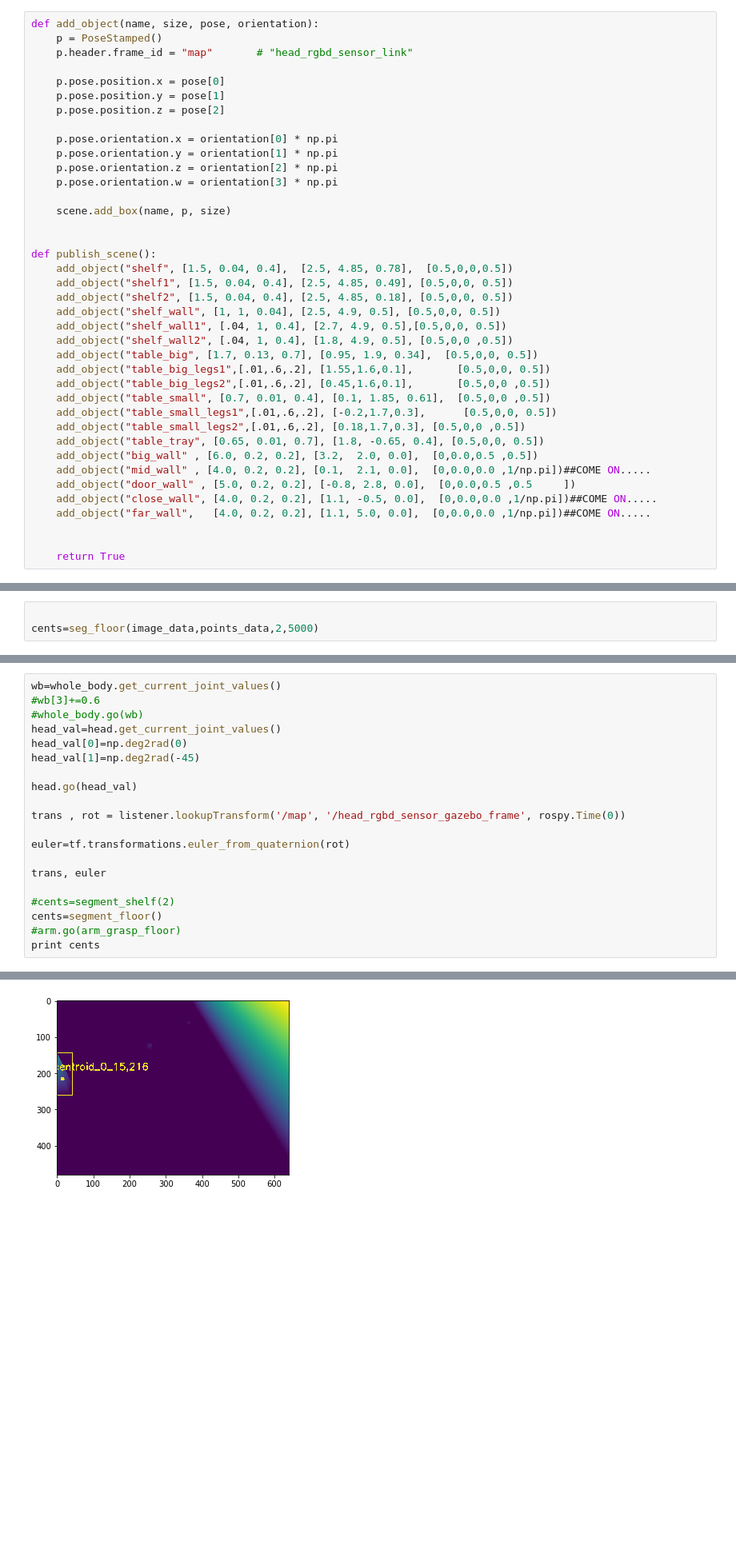
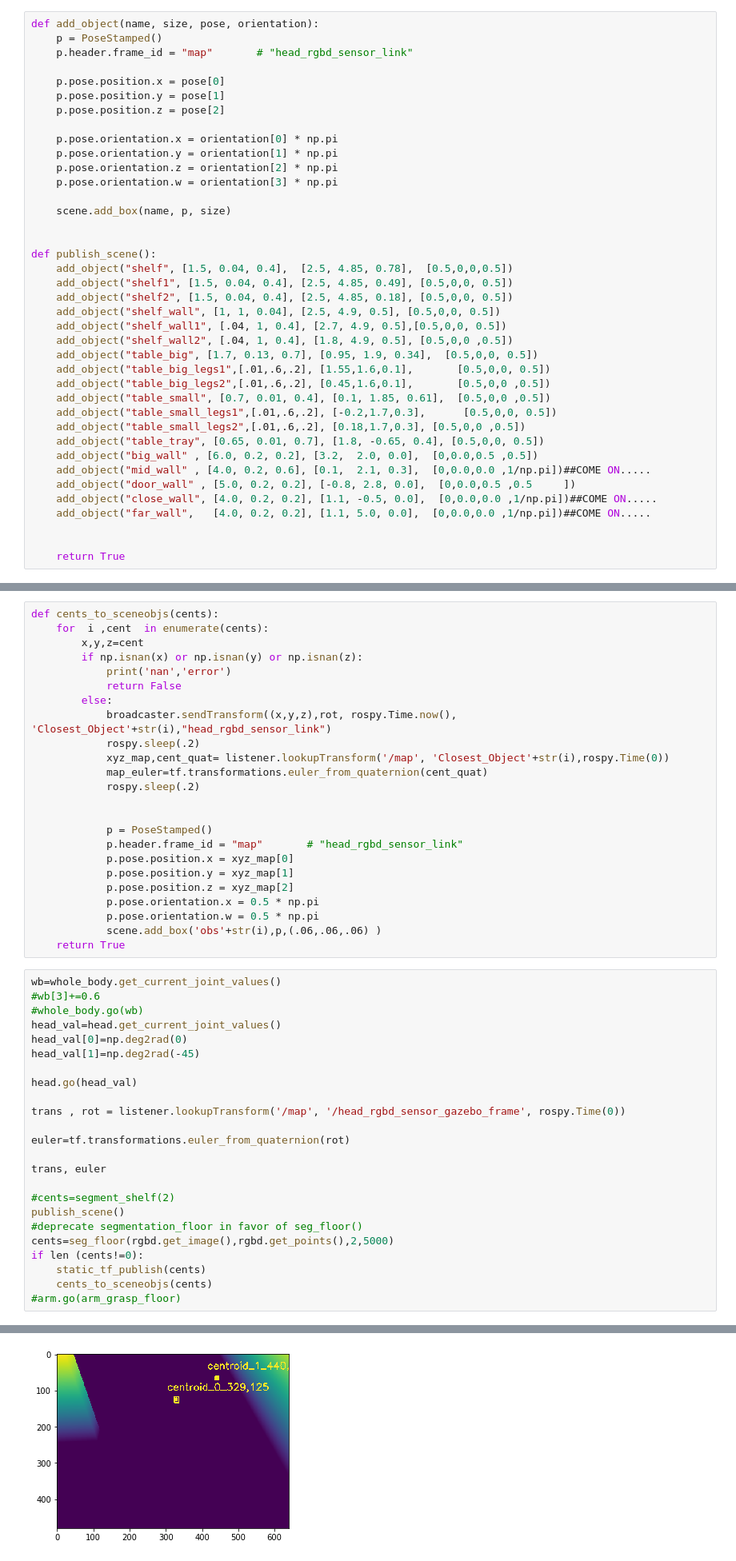
Before and after one commit to takeshi-pumas/robocup_docker, a Jupyter notebook: notebooks_ours/12_task_2.ipynb, the cells around one changed output, grey strips where cells are left out. Shown at 80% size. Drawn from its saved outputs; the diff is of its cells as text; blank space fills up the shorter version.

```diff
--- a/notebooks_ours/12_task_2.ipynb
+++ b/notebooks_ours/12_task_2.ipynb
@@ -505,7 +501,7 @@ def publish_scene():
     add_object("table_small_legs2",[.01,.6,.2], [0.18,1.7,0.3], [0.5,0,0 ,0.5])
     add_object("table_tray", [0.65, 0.01, 0.7], [1.8, -0.65, 0.4], [0.5,0,0, 0.5])
     add_object("big_wall" , [6.0, 0.2, 0.2], [3.2,  2.0, 0.0],  [0,0.0,0.5 ,0.5])
-    add_object("mid_wall" , [4.0, 0.2, 0.2], [0.1,  2.1, 0.0],  [0,0.0,0.0 ,1/np.pi])##COME ON.....
+    add_object("mid_wall" , [4.0, 0.2, 0.6], [0.1,  2.1, 0.3],  [0,0.0,0.0 ,1/np.pi])##COME ON.....
     add_object("door_wall" , [5.0, 0.2, 0.2], [-0.8, 2.8, 0.0],  [0,0.0,0.5 ,0.5     ])
     add_object("close_wall", [4.0, 0.2, 0.2], [1.1, -0.5, 0.0],  [0,0.0,0.0 ,1/np.pi])##COME ON.....
     add_object("far_wall",   [4.0, 0.2, 0.2], [1.1, 5.0, 0.0],  [0,0.0,0.0 ,1/np.pi])##COME ON.....
@@ -559,3 +529,0 @@ points_data = rgbd.get_points()
-# %%
-
-cents=seg_floor(image_data,points_data,2,5000)
@@ -619,6 +540,30 @@ head.set_named_target('neutral')
 head.go()
 move_base_goal(2.5,1,90)
 scene.remove_world_object()
+# %%
+def cents_to_sceneobjs(cents):
+    for  i ,cent  in enumerate(cents):
+        x,y,z=cent
+        if np.isnan(x) or np.isnan(y) or np.isnan(z):
+            print('nan','error')
+            return False
+        else:
+            broadcaster.sendTransform((x,y,z),rot, rospy.Time.now(), 'Closest_Object'+str(i),"head_rgbd_sensor_link")
+            rospy.sleep(.2)
+            xyz_map,cent_quat= listener.lookupTransform('/map', 'Closest_Object'+str(i),rospy.Time(0))
+            map_euler=tf.transformations.euler_from_quaternion(cent_quat)
+            rospy.sleep(.2)
+
+
+            p = PoseStamped()
+            p.header.frame_id = "map"       # "head_rgbd_sensor_link"
+            p.pose.position.x = xyz_map[0]
+            p.pose.position.y = xyz_map[1]
+            p.pose.position.z = xyz_map[2]
+            p.pose.orientation.x = 0.5 * np.pi
+            p.pose.orientation.w = 0.5 * np.pi
+            scene.add_box('obs'+str(i),p,(.06,.06,.06) )
+    return True
 # %%
 wb=whole_body.get_current_joint_values()
 #wb[3]+=0.6
@@ -636,7 +581,11 @@ euler=tf.transformations.euler_from_quaternion(rot)
 trans, euler
 
 #cents=segment_shelf(2)
-cents=segment_floor()
+publish_scene()
+#deprecate segmentation_floor in favor of seg_floor()
+cents=seg_floor(rgbd.get_image(),rgbd.get_points(),2,5000)
+if len (cents!=0):
+    static_tf_publish(cents)
+    cents_to_sceneobjs(cents)
 #arm.go(arm_grasp_floor)
-print cents
 # %% [output]
@@ -646 +594 @@ print cents
-[figure, old version]
+[figure, new version]
```
Also changed, not shown: parts of 31 cells of this notebook, 7 other files.
